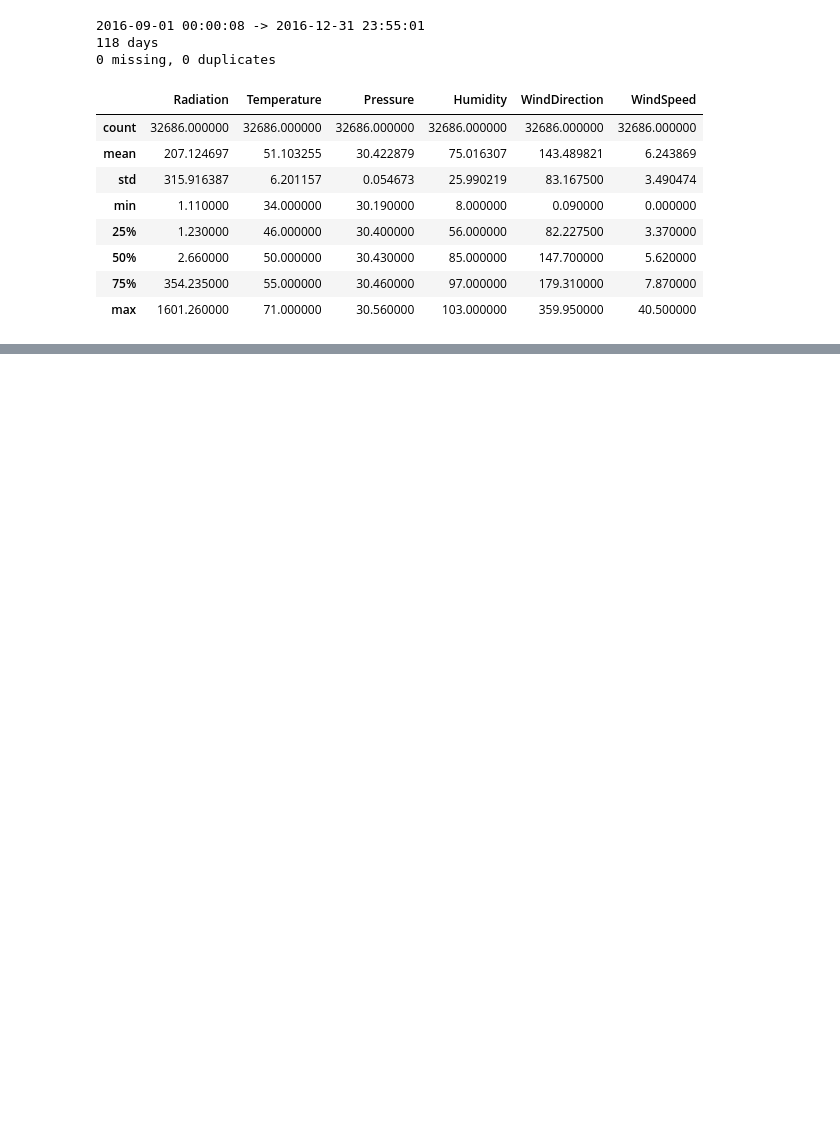
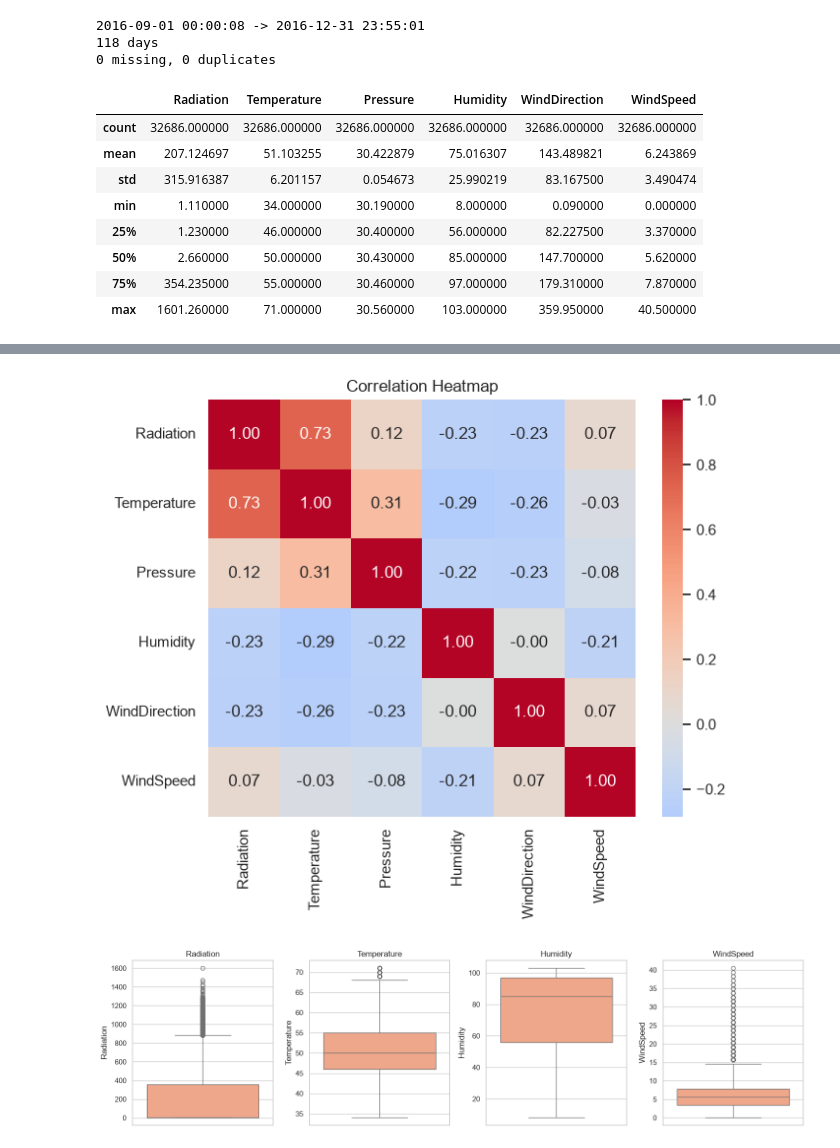
Before and after one commit to abhishekbirajdar1707-cpu/solar-radiation-analysis-PS-2, a Jupyter notebook: notebooks/solar_analysis.ipynb, the cells around one changed output, grey strips where cells are left out. Cells and saved outputs as stored; diff of their text form; code cells hidden in the pictures; blank space fills up the shorter version.

```diff
--- a/notebooks/solar_analysis.ipynb
+++ b/notebooks/solar_analysis.ipynb
@@ -45,0 +86,19 @@ df[["Radiation","Temperature","Pressure","Humidity","WindDirection","WindSpeed"]
+# %%
+features = ["Radiation", "Temperature", "Pressure", "Humidity", "WindDirection", "WindSpeed"]
+
+plt.figure(figsize=(7, 5.5))
+sns.heatmap(df[features].corr(), annot=True, fmt=".2f", cmap="coolwarm", center=0)
+plt.title("Correlation Heatmap")
+plt.savefig("../plots/04_correlation_heatmap.png", dpi=150, bbox_inches="tight")
+plt.show()
+
+fig, axes = plt.subplots(1, 4, figsize=(15, 4))
+for ax, col in zip(axes, ["Radiation", "Temperature", "Humidity", "WindSpeed"]):
+    sns.boxplot(y=df[col], ax=ax, color="lightsalmon")
+    ax.set_title(col)
+plt.tight_layout()
+plt.savefig("../plots/05_boxplots_outliers.png", dpi=150, bbox_inches="tight")
+plt.show()
+# %% [output]
+[figure, added]
+[figure, added]
```
Also changed, not shown: parts of 4 cells of this notebook, 6 other files.
